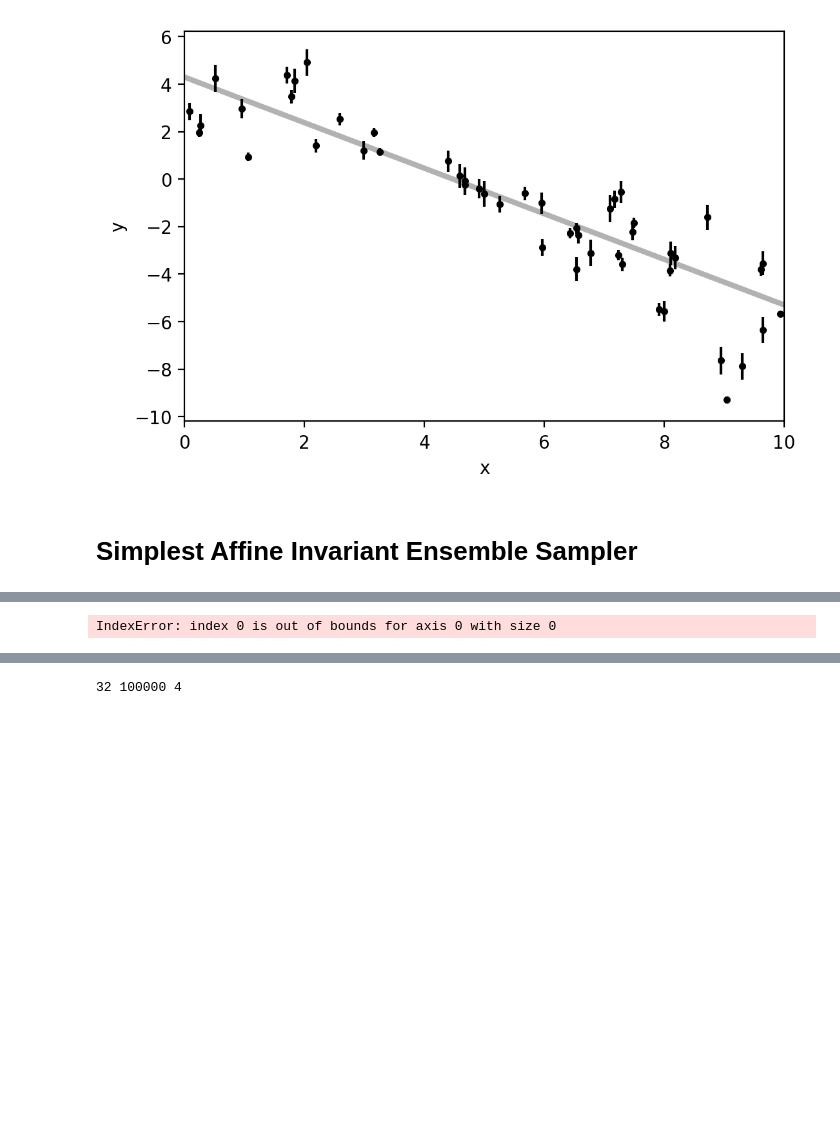
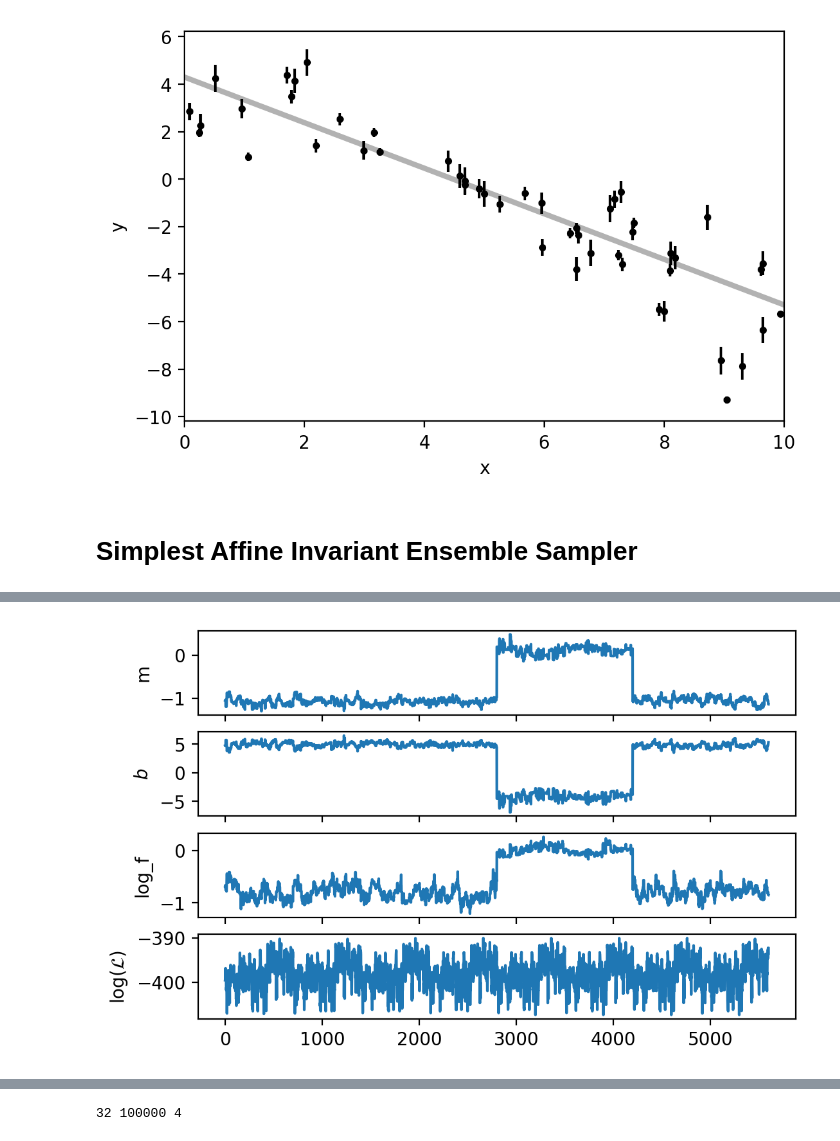
Before and after one commit to jadamo/Astro-513-Final-Project, a Jupyter notebook: AISLinear.ipynb, the cells around one changed output, grey strips where cells are left out. Saved outputs shown, nothing was run; the diff lists cells and outputs as text; code cells hidden in the pictures; blank space fills up the shorter version.

```diff
--- a/AISLinear.ipynb
+++ b/AISLinear.ipynb
@@ -166,7 +166,9 @@ def propose(w, k, wRange, Nwalker, a):
         wNew    = np.zeros_like(w, dtype=np.float64)
         wNew[:] = w #(nParams, nwalker)
 
-        zz = sampleStretch(a) #scaling variable
+        #zz = sampleStretch(a) #scaling variable
+        zz = ((a - 1.) * np.random.rand() + 1) ** 2. / a
+
 
 
         # Generate the vectors of random numbers that will produce the
@@ -268,0 +262,4 @@ samples = chain.shape[0]
+# %%
+nwalker = 8
+
+Chain8, goodFrac8 = MCMC(Nwalker = nwalker, Nsteps = N, data = data, wrange = wRange, a = A)
@@ -296,32 +312,31 @@ ax[3].set_ylabel(r'$\log(\mathcal{L})$');#ax.plot(h,m)
 # %%
 # Have a look on the MC chains
-walker=1
-burn=5000
-end = -1
+walker=8
+burn=300
+end = None
 
-m  = chain[burn:end,0]
-b = chain[burn:end,1]
-log_f = chain[burn:end,2]
-ll = chain[burn:end,3]
-
+chain8 = flatChain(Chain8, burn=burn)
+m  = chain8[:,0]
+b = chain8[:,1]
+log_f = chain8[:,2]
+ll = chain8[:,3]
 
 fig, ax = plt.subplots(4, 1, sharex=True)
 ax[0].plot(m)
 ax[0].set_ylabel(r'm')
 
 ax[1].plot(b)
 ax[1].set_ylabel(r'$b$')
 
 ax[2].plot(log_f)
 ax[2].set_ylabel(r'log_f')
 
 
 ax[3].plot(ll)
-ax[3].set_ylabel(r'$\log(\mathcal{L})$');
-
-#samples = chain[burn:,:]
+ax[3].set_ylabel(r'$\log(\mathcal{L})$');#ax.plot(h,m)
+#ax.set_ylabel(r'm')
 # %% [output]
-IndexError: index 0 is out of bounds for axis 0 with size 0
+[figure, added]
 # %%
 # autocorrelated function -> determine every N steps to pick one step
 def autocorrelate(x,lags):
```
Also changed, not shown: parts of 11 cells of this notebook.
